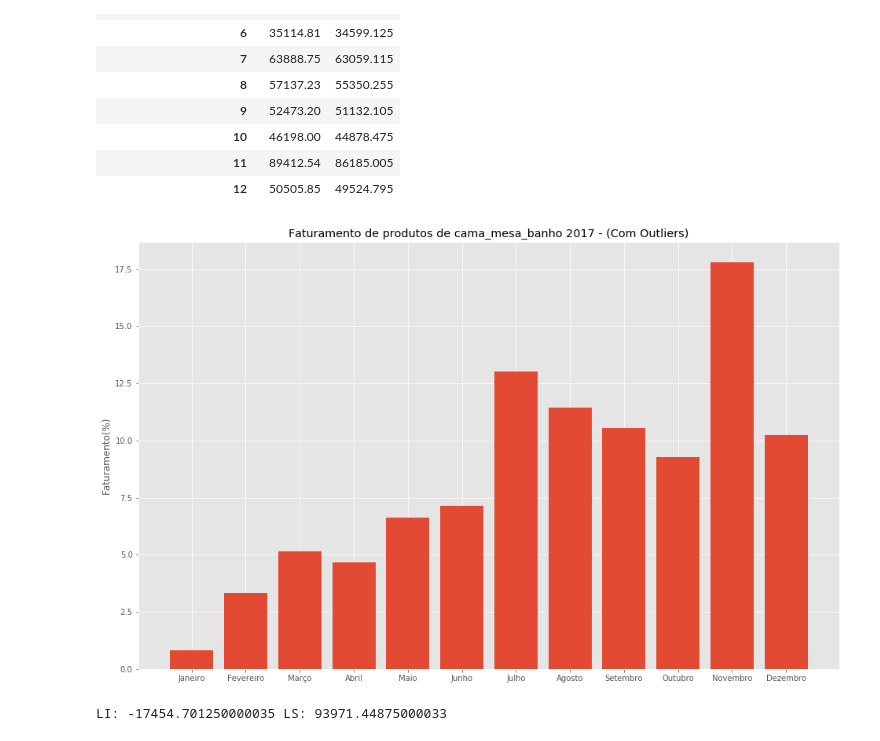
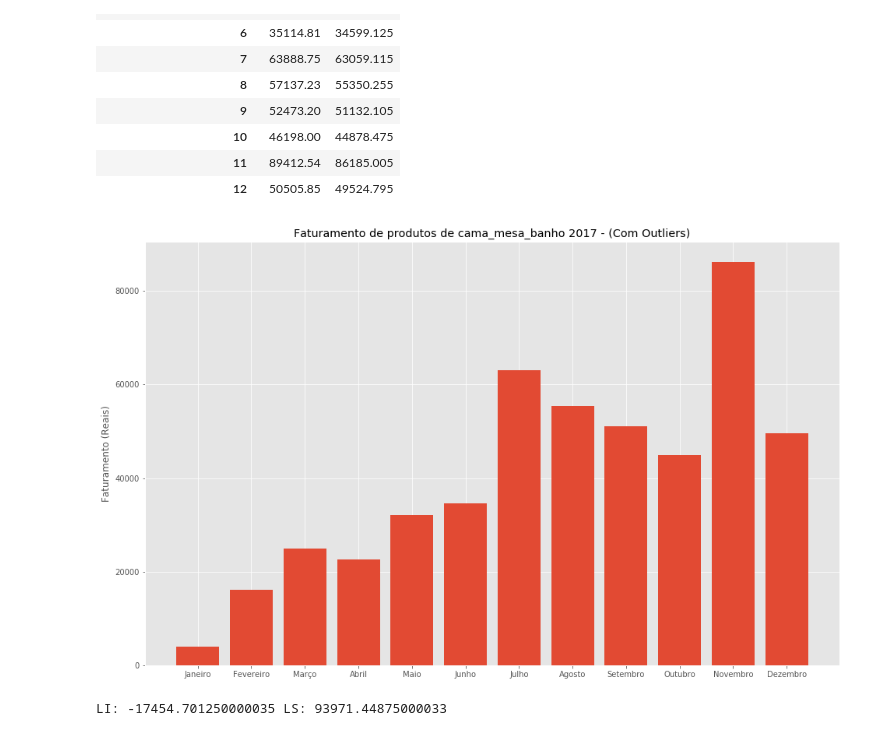
Before and after one commit to Crissky/brazilian-ecommerce, a Jupyter notebook: Notebooks/GERAL.ipynb, the cells around one changed output. Drawn from its saved outputs; the diff is of its cells as text; code cells hidden in the pictures.

Commit message:
PLOT com faturamento em reais ao invés de porcentagem

```diff
--- a/Notebooks/GERAL.ipynb
+++ b/Notebooks/GERAL.ipynb
@@ -1004,14 +1004,14 @@ LI: -55.125000000000014 LS: 224.91500000000002
 # %%
 fig, ax = plt.subplots()
 #ax.set_title('Faturamento de produtos de cama, mesa e banho em 2017 - (Com Outliers)')
 ax.set_title('Faturamento de produtos de ' +categoria+ ' ' +str(ano)+ ' - (Com Outliers)')
-ax.set_ylabel('Faturamento(%)')
+ax.set_ylabel('Faturamento (Reais)')
 ax.set_xticks(range(1, 13))
 ax.set_xticklabels(months)
-ax.bar(produtos_orderItens2.index, (100*produtos_orderItens2['price'] / produtos_orderItens2['price'].sum()))
+ax.bar(produtos_orderItens2.index, produtos_orderItens2['price'])
 plt.show()
 # %% [output]
-[figure, old version]
+[figure, new version]
 # %%
 primQuart = produtos_orderItens2['price'].quantile(.25)
 ultiQuart = produtos_orderItens2['price'].quantile(.75)
```
Also changed, not shown: parts of 1 cell of this notebook.
